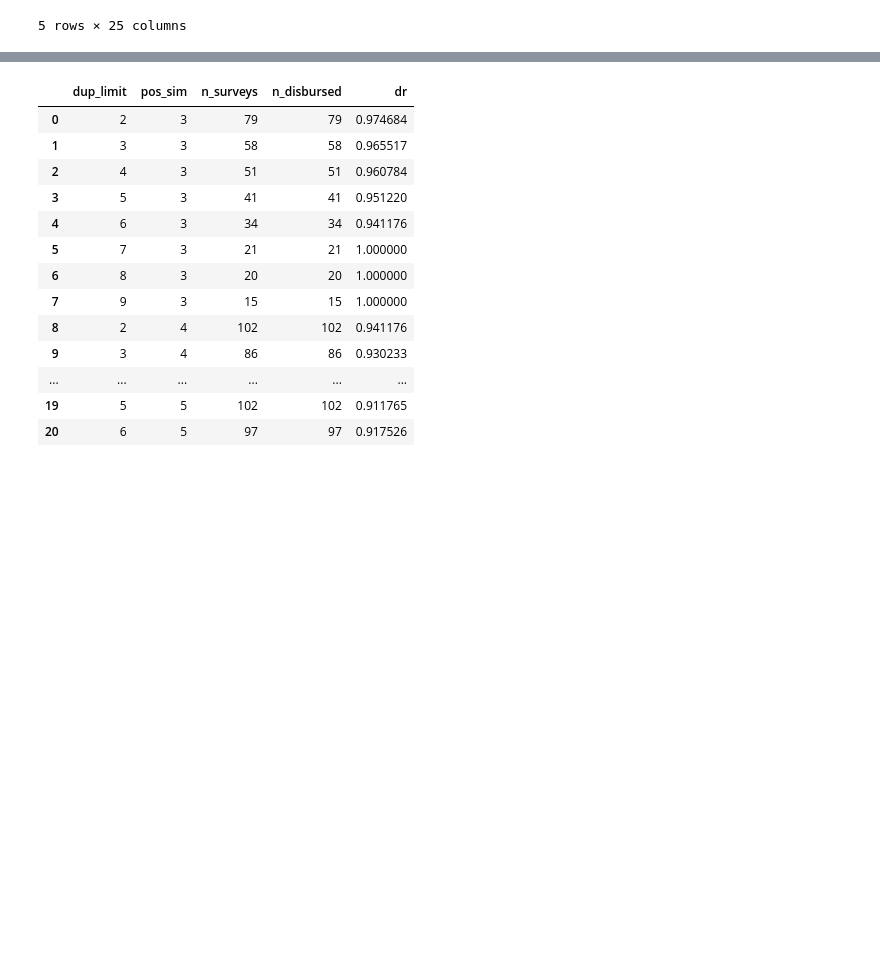
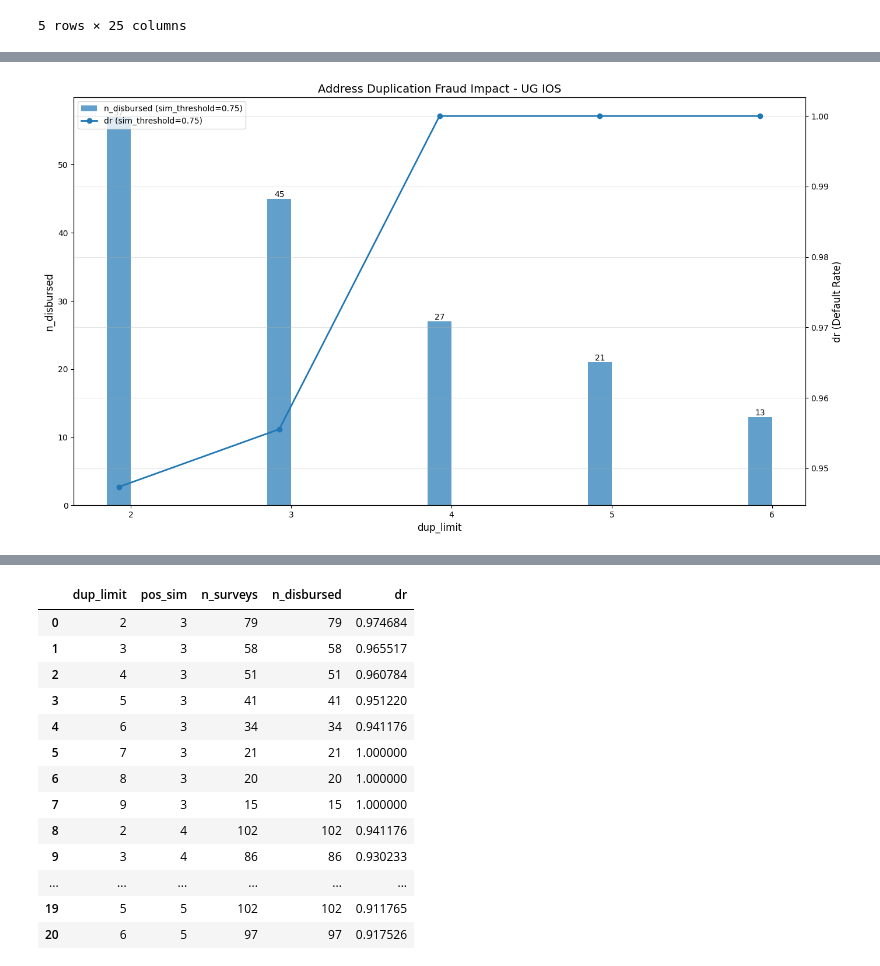
Before and after one commit to missjossy/Data-Research-Code, a Jupyter notebook: fraud/notebooks/uganda-case.ipynb, the cells around one changed output, grey strips where cells are left out. Saved outputs shown, nothing was run; the diff lists cells and outputs as text; code cells hidden in the pictures; blank space fills up the shorter version.

```diff
--- a/fraud/notebooks/uganda-case.ipynb
+++ b/fraud/notebooks/uganda-case.ipynb
@@ -41,3 +22,19 @@ memory usage: 113.6+ KB
 df['HASH'] = df['HASH4']
 df['DISBURSED'] = df['DISIBURSED']
 df = df.drop('TIME', axis=1)
+# %%
+records = []
+for i in range(2, 7):
+    for j in range(1, 3):
+        output = defaultdict(list)
+        res = lev_win_distance(df, 15, i, j)
+        res['dup_limit'] = i
+        output['dup_limit'] = i
+        output['sim_threshold'] =j
+        output['n_surveys'] = res['CLIENT_ID'].count()
+        output['n_disbursed'] = res['DISBURSED'].sum()
+        output['dr'] = res['DR1'].sum()/res['DISBURSED'].sum()
+        records.append(output)
+address_dup_fraud = res.copy()
+
+output1 = pd.DataFrame(records)
@@ -43,0 +43,15 @@ df = df.drop('TIME', axis=1)
+# %%
+records = []
+for i in range(2, 7):
+    output = defaultdict(list)
+    res = jaro_win(df, 15, i, 0.75)
+    res['dup_limit'] = i
+    output['dup_limit'] = i
+    output['sim_threshold'] = 0.75
+    output['n_surveys'] = res['CLIENT_ID'].count()
+    output['n_disbursed'] = res['DISBURSED'].sum()
+    output['dr'] = res['DR1'].sum()/res['DISBURSED'].sum()
+    records.append(output)
+address_dup_fraud = res.copy()
+
+output1 = pd.DataFrame(records)
@@ -43,0 +67,4 @@ df = df.drop('TIME', axis=1)
+# %%
+add_multi_chart(output1, 'Address Duplication Fraud Impact - UG IOS', 'dup_limit', 'sim_threshold')
+# %% [output]
+[figure, added]
```
Also changed, not shown: parts of 18 cells of this notebook, 24 other files.
